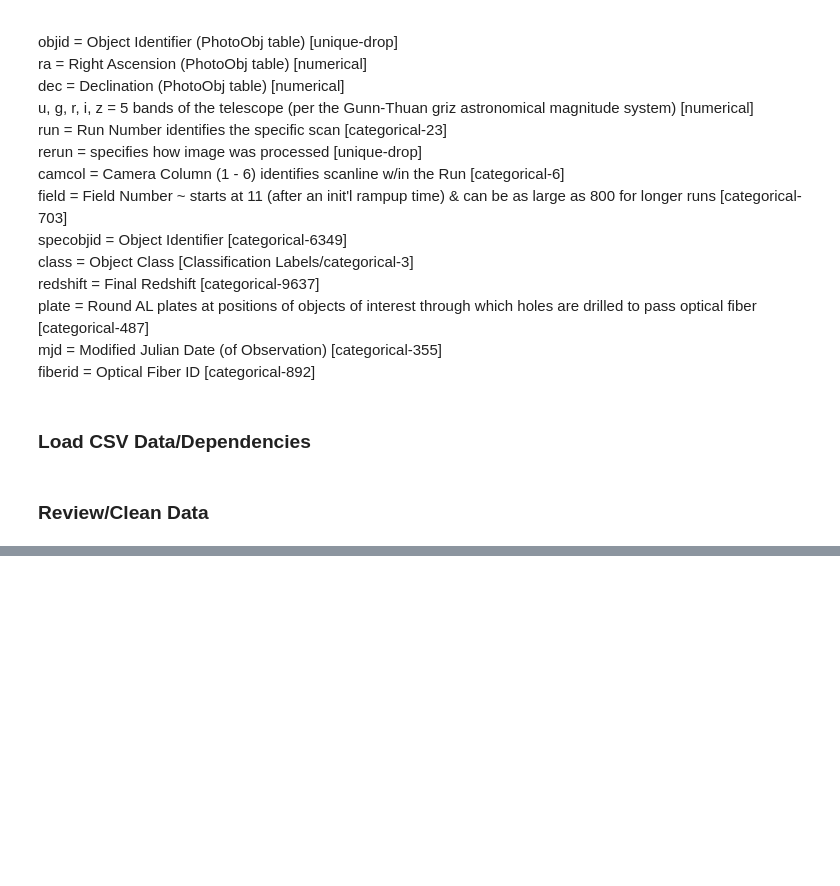
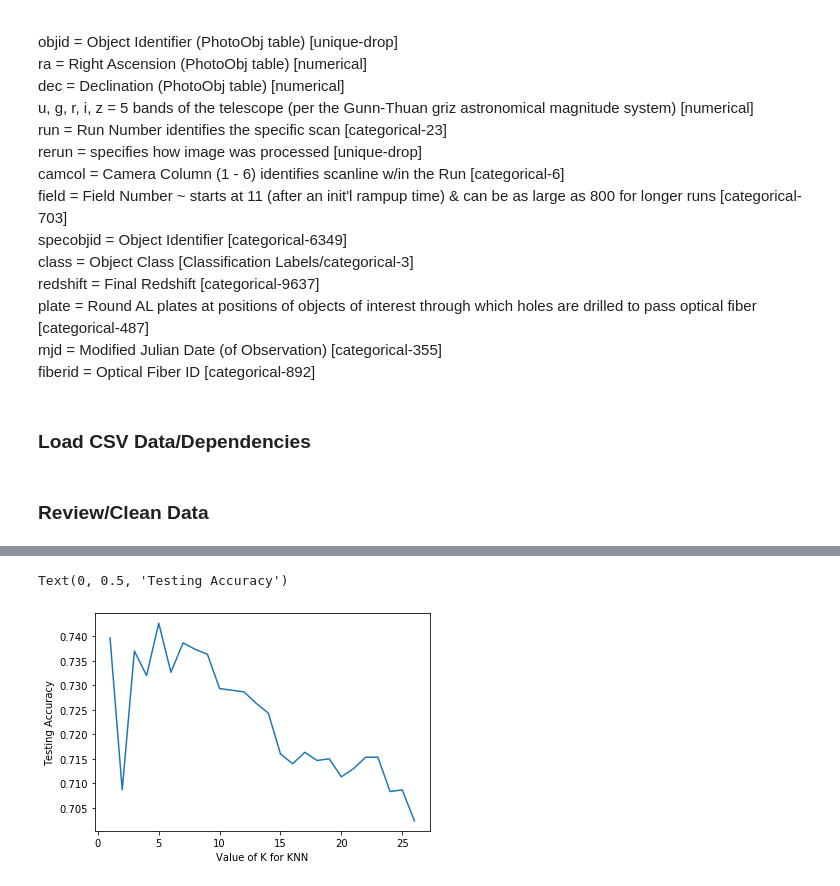
Before and after one commit to PhotoSynthesist62/UCI_Data_Analytics_Bootcamp_2020, a Jupyter notebook: 23-Final_Project/obsv_model_KNN.ipynb, the cells around one changed output, grey strips where cells are left out. Cells and saved outputs as stored; diff of their text form; code cells hidden in the pictures; blank space fills up the shorter version.

```diff
--- a/23-Final_Project/obsv_model_KNN.ipynb
+++ b/23-Final_Project/obsv_model_KNN.ipynb
@@ -126,3 +108,10 @@ X_train, X_test, y_train, y_test = train_test_split(X, y)
+# %%
+df1_plot = plt.plot(k_range, scores)
+plt.xlabel('Value of K for KNN')
+plt.ylabel('Testing Accuracy')
+# %% [output]
+Text(0, 0.5, 'Testing Accuracy')
+[figure, added]
 # %%
 from sklearn.preprocessing import StandardScaler
 X_scaler = StandardScaler().fit(X_train)
```
Also changed, not shown: parts of 52 cells of this notebook, 3 other files.
